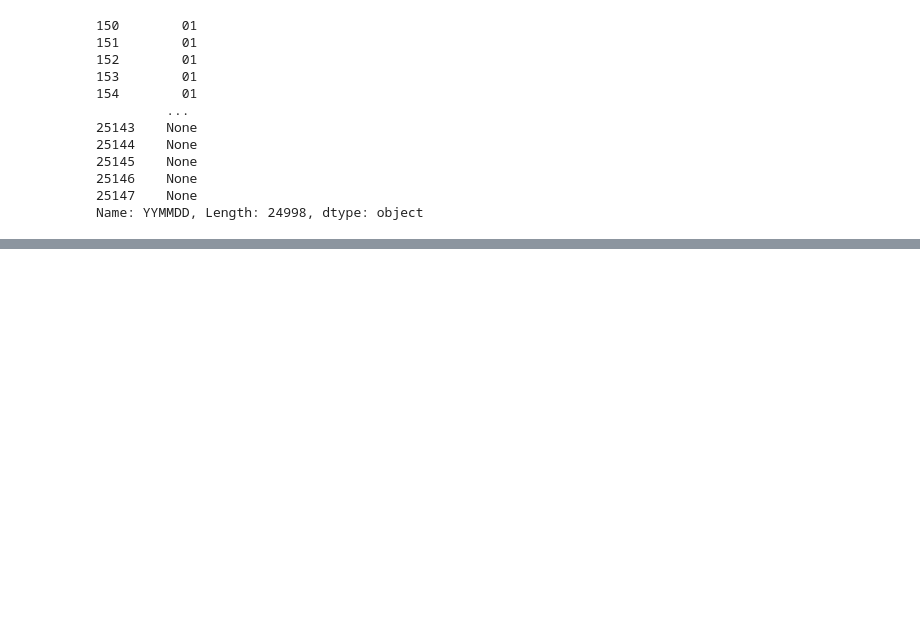
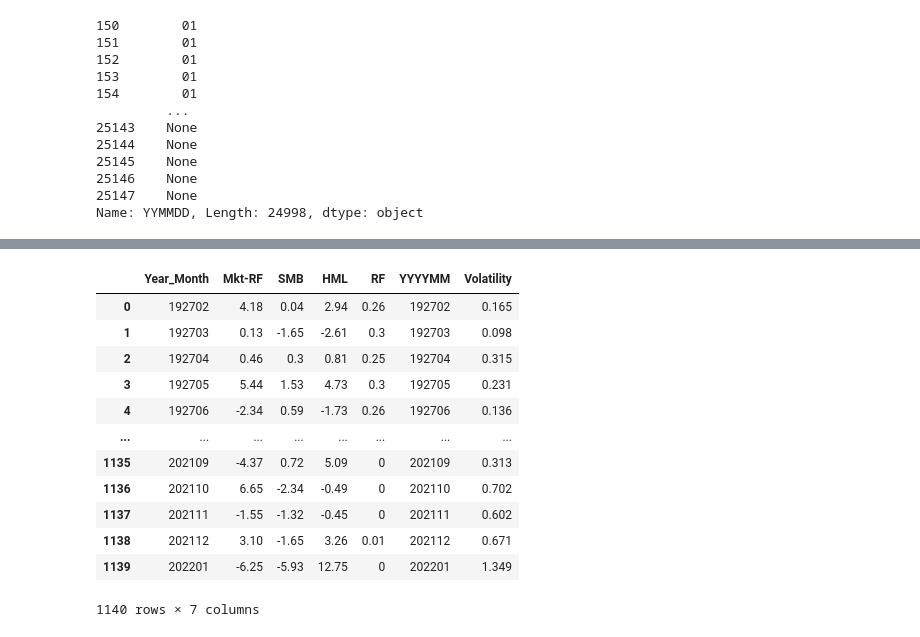
Before and after one commit to GhazaleZe/Machine-learning-for-optimal-portfolios, a Jupyter notebook: CompAss_test1.ipynb, the cells around one changed output, grey strips where cells are left out. Cells and saved outputs as stored; diff of their text form; code cells hidden in the pictures; blank space fills up the shorter version.

```diff
--- a/CompAss_test1.ipynb
+++ b/CompAss_test1.ipynb
@@ -162,0 +201,22 @@ df_volitility_daily
+# %%
+
+
+
+joined_monthly = pd.merge(FF_monthly_df,df_volitility_daily, left_on='Year_Month', right_on='YYYYMM', how='inner')
+#joined_monthly['Volatility'][joined_monthly['Year_Month'] == '192803']
+
+joined_monthly
+# %% [output]
+|  | Year_Month | Mkt-RF | SMB | HML | RF | YYYYMM | Volatility |
+| 0 | 192702 | 4.18 | 0.04 | 2.94 | 0.26 | 192702 | 0.165 |
+| 1 | 192703 | 0.13 | -1.65 | -2.61 | 0.3 | 192703 | 0.098 |
+| 2 | 192704 | 0.46 | 0.3 | 0.81 | 0.25 | 192704 | 0.315 |
+| 3 | 192705 | 5.44 | 1.53 | 4.73 | 0.3 | 192705 | 0.231 |
+| 4 | 192706 | -2.34 | 0.59 | -1.73 | 0.26 | 192706 | 0.136 |
+| ... | ... | ... | ... | ... | ... | ... | ... |
+| 1135 | 202109 | -4.37 | 0.72 | 5.09 | 0 | 202109 | 0.313 |
+| 1136 | 202110 | 6.65 | -2.34 | -0.49 | 0 | 202110 | 0.702 |
+| 1137 | 202111 | -1.55 | -1.32 | -0.45 | 0 | 202111 | 0.602 |
+| 1138 | 202112 | 3.10 | -1.65 | 3.26 | 0.01 | 202112 | 0.671 |
+| 1139 | 202201 | -6.25 | -5.93 | 12.75 | 0 | 202201 | 1.349 |
+1140 rows × 7 columns
```
Also changed, not shown: parts of 12 cells of this notebook.
